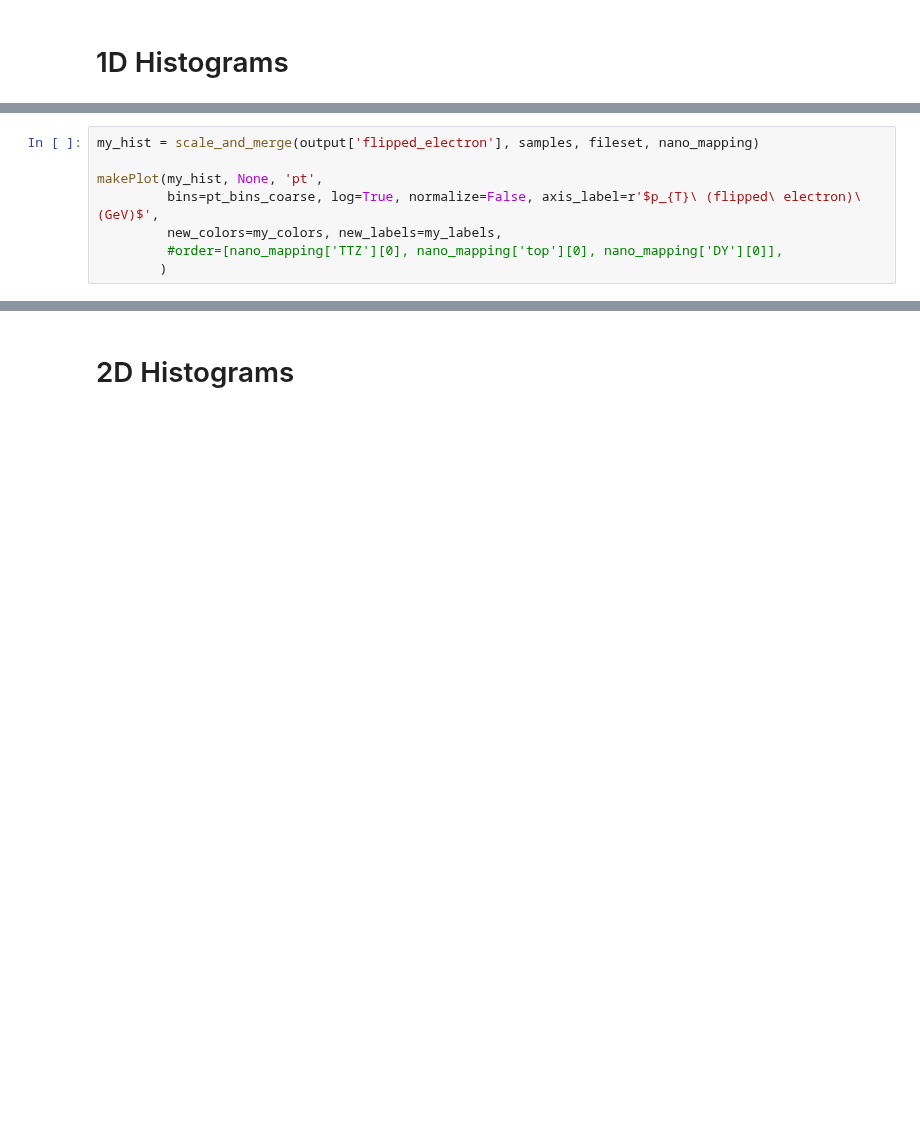
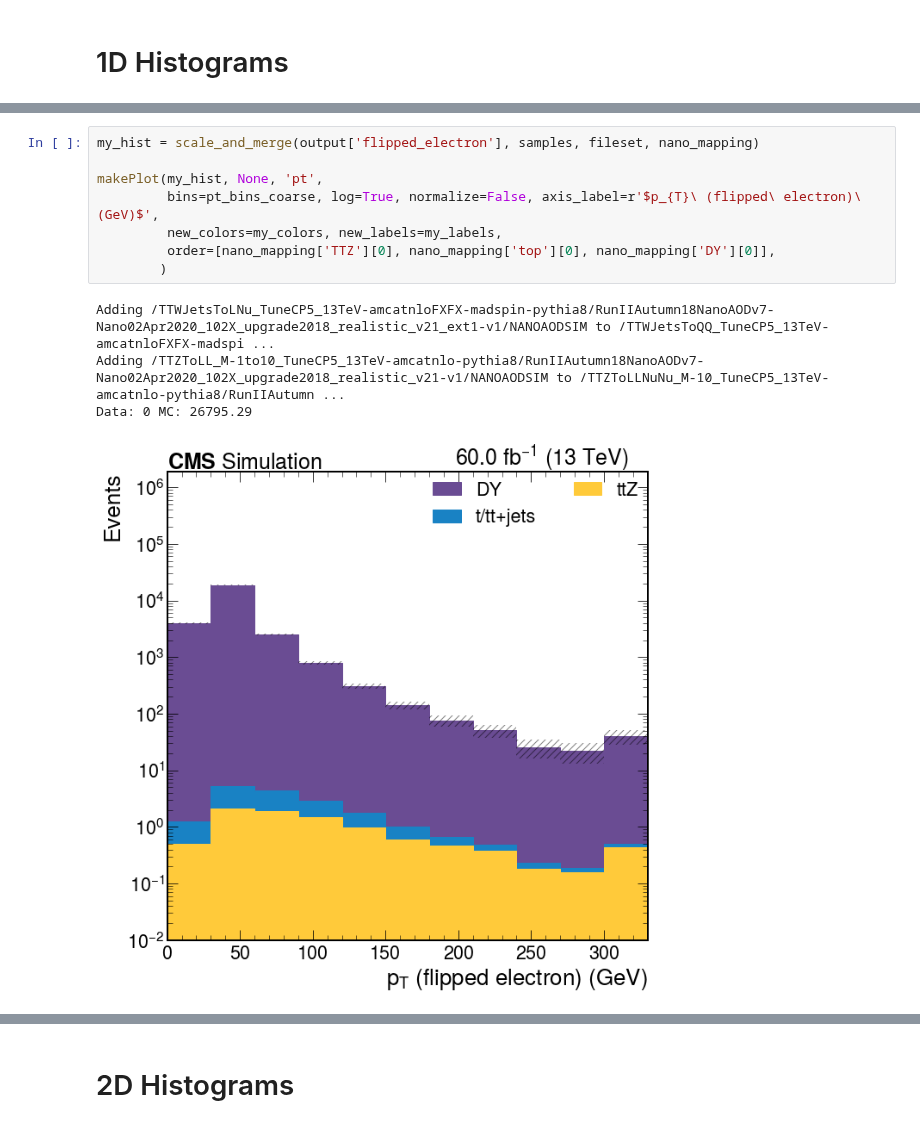
Before and after one commit to JacksonWallace/FCNC, a Jupyter notebook: notebooks/Electrons.ipynb, the cells around one changed output, grey strips where cells are left out. Cells and saved outputs as stored; diff of their text form; blank space fills up the shorter version.

```diff
--- a/notebooks/Electrons.ipynb
+++ b/notebooks/Electrons.ipynb
@@ -185,8 +219,13 @@ makePlot(my_hist, None, 'pt',
 # %%
 my_hist = scale_and_merge(output['flipped_electron'], samples, fileset, nano_mapping)
 
 makePlot(my_hist, None, 'pt',
          bins=pt_bins_coarse, log=True, normalize=False, axis_label=r'$p_{T}\ (flipped\ electron)\ (GeV)$',
          new_colors=my_colors, new_labels=my_labels,
-         #order=[nano_mapping['TTZ'][0], nano_mapping['top'][0], nano_mapping['DY'][0]],
+         order=[nano_mapping['TTZ'][0], nano_mapping['top'][0], nano_mapping['DY'][0]],
         )
+# %% [output]
+Adding /TTWJetsToLNu_TuneCP5_13TeV-amcatnloFXFX-madspin-pythia8/RunIIAutumn18NanoAODv7-Nano02Apr2020_102X_upgrade2018_realistic_v21_ext1-v1/NANOAODSIM to /TTWJetsToQQ_TuneCP5_13TeV-amcatnloFXFX-madspi ...
+Adding /TTZToLL_M-1to10_TuneCP5_13TeV-amcatnlo-pythia8/RunIIAutumn18NanoAODv7-Nano02Apr2020_102X_upgrade2018_realistic_v21-v1/NANOAODSIM to /TTZToLLNuNu_M-10_TuneCP5_13TeV-amcatnlo-pythia8/RunIIAutumn ...
+Data: 0 MC: 26795.29
+[figure, added]
```
Also changed, not shown: parts of 22 cells of this notebook, 2 other files.
